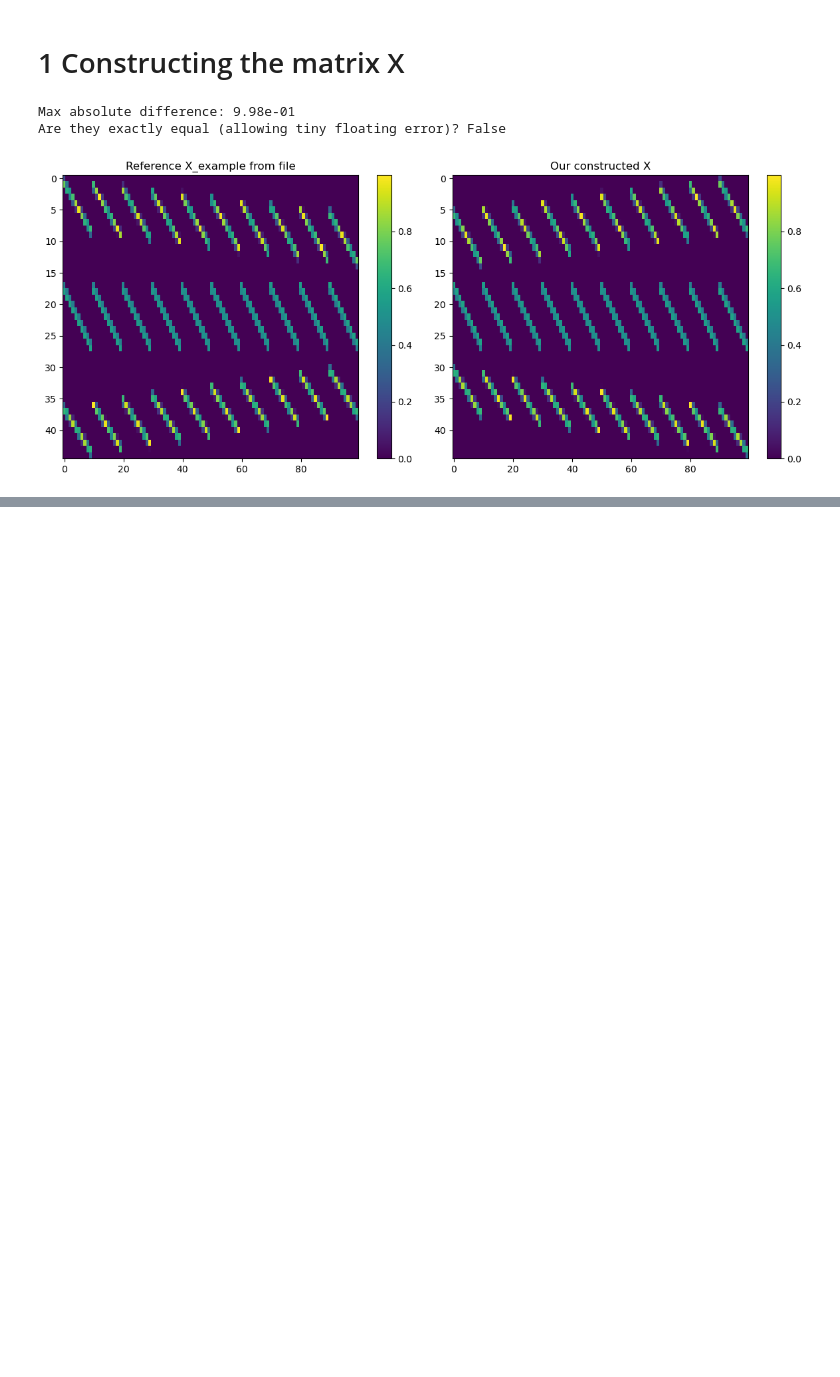
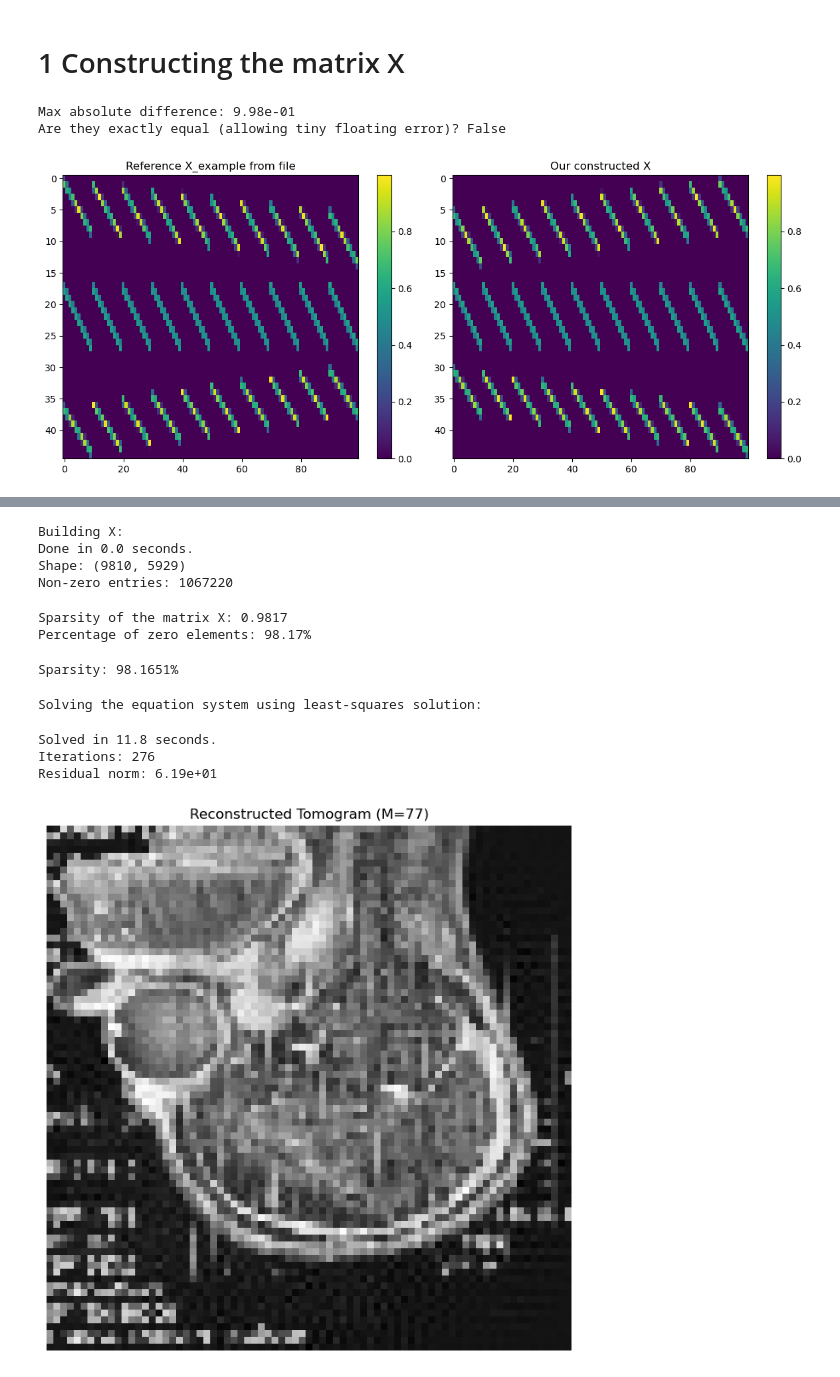
Before and after one commit to shayantrix/ML_exercise_tomography, a Jupyter notebook: tomography.ipynb, the cells around one changed output, grey strips where cells are left out. Drawn from its saved outputs; the diff is of its cells as text; code cells hidden in the pictures; blank space fills up the shorter version.

```diff
--- a/tomography.ipynb
+++ b/tomography.ipynb
@@ -134,0 +146,6 @@ Are they exactly equal (allowing tiny floating error)? False
+# %%
+alphas_77 = np.load('./hs_tomography/alphas_77.npy')
+y_77 = np.load('./hs_tomography/y_77.npy')
+
+M = 77
+Np = 109
@@ -134,0 +167,30 @@ Are they exactly equal (allowing tiny floating error)? False
+# %%
+print(f"Building X: ")
+
+start_time = time.time()
+X = construct_X(M, alphas_77, Np)
+print(f"Done in {time.time()-start_time:.1f} seconds.")
+print(f"Shape: {X.shape}")
+print(f"Non-zero entries: {X.nnz}")
+# %% [output]
+Building X:
+Done in 0.0 seconds.
+Shape: (9810, 5929)
+Non-zero entries: 1067220
+# %%
+# to find sparsity, we need to calculate the ratio of zero valued elements in the sparse matrix to
+# the total number of elements in the matrix
+
+# 1 - (X.nnz / np.prod(X.shape))
+# or I found this on internet -> 1- (X.nnz / (X.shape[0] * X.shape[1]))
+
+sparsity = 1 - (X.nnz / np.prod(X.shape))
+print(f"Sparsity of the matrix X: {sparsity:.4f}")
+print(f"Percentage of zero elements: {sparsity*100:.2f}%")
+# %% [output]
+Sparsity of the matrix X: 0.9817
+Percentage of zero elements: 98.17%
+# %%
+print(f"Sparsity: {1 - X.nnz / (X.shape[0] * X.shape[1]):.4%}")
+# %% [output]
+Sparsity: 98.1651%
@@ -134,0 +199,38 @@ Are they exactly equal (allowing tiny floating error)? False
+# %%
+# We have to solve the equation system now
+# the_real_image = inv(X_transpose * X) * X_transpose * y
+
+# Find the least-squares solution to a large, sparse, linear system of equations
+#  scipy.sparse.linalg.lsqr()
+
+from scipy.sparse.linalg import lsqr
+
+print(f"Solving the equation system using least-squares solution: ")
+start_time = time.time()
+
+# atol/btol = 1e-5
+beta, istop, itn, r1norm, r2norm, anorm, acond, arnorm, xnorm, var = lsqr(
+    X, y_77, atol=1e-5, btol=1e-5
+)
+# %% [output]
+Solving the equation system using least-squares solution:
+# %%
+print(f"Solved in {time.time()-start_time:.1f} seconds.")
+print(f"Iterations: {itn}")
+print(f"Residual norm: {r2norm:.2e}")
+# %% [output]
+Solved in 11.8 seconds.
+Iterations: 276
+Residual norm: 6.19e+01
+# %%
+# Reshape to 2D image
+img = beta.reshape(M, M)
+
+# Plot
+plt.figure(figsize=(8, 8))
+plt.imshow(img, cmap='gray')
+plt.title("Reconstructed Tomogram (M=77)")
+plt.axis('off')
+plt.show()
+# %% [output]
+[figure, added]
```
Also changed, not shown: parts of 17 cells of this notebook.
